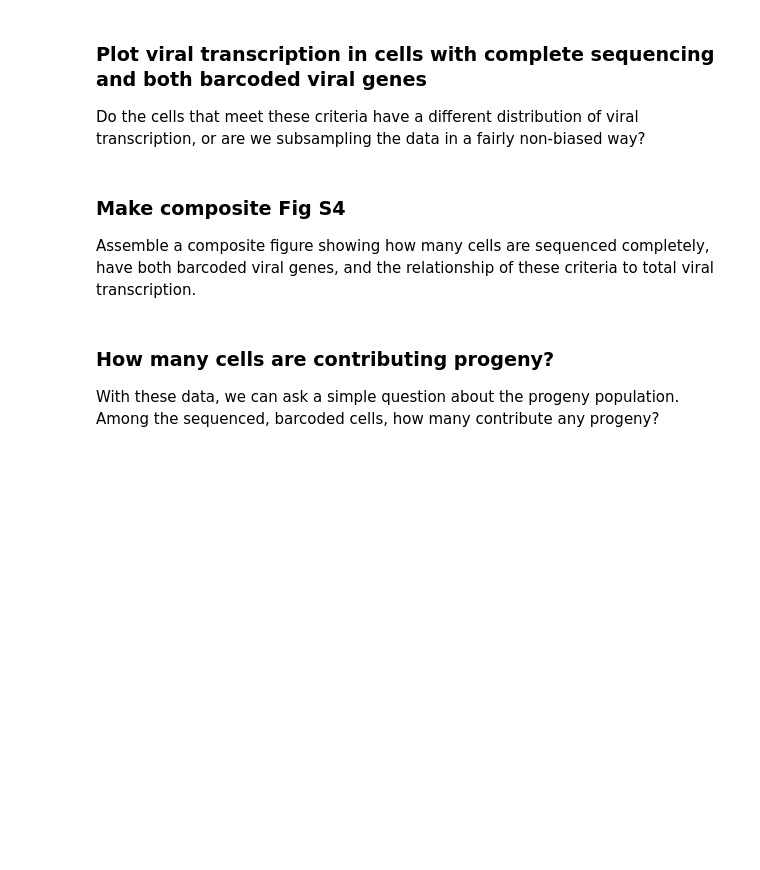
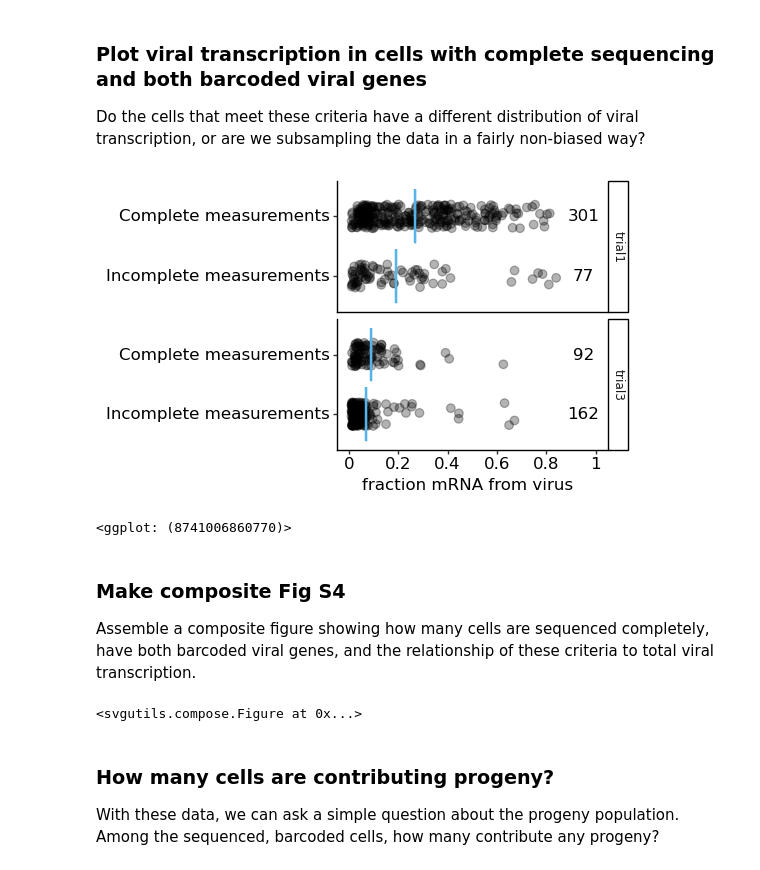
Before and after one commit to jbloomlab/barcoded_flu_pdmH1N1, a Jupyter notebook: final_analysis.py.ipynb, the cells around one changed output. Drawn from its saved outputs; the diff is of its cells as text; code cells hidden in the pictures; blank space fills up the shorter version.

```diff
--- a/final_analysis.py.ipynb
+++ b/final_analysis.py.ipynb
@@ -878,58 +894,64 @@ Do the cells that meet these criteria have a different distribution of viral tra
 # %%
 sequenced_and_barcoded_file = figure_dir+'/'+'sequenced_and_barcoded_plot.svg'
 
 sequenced_and_barcoded_plot = (
     p9.ggplot(wt_infected_cells,
-               p9.aes(x='factor(sequenced_and_barcoded == "sequenced and barcoded")',
+               p9.aes(x='selected_cell',
                       y='frac_viral_UMIs')) +
     p9.geom_jitter(alpha=0.3, size=3, width=0.2) +
     p9.stat_summary(fun_y=np.mean,
                     fun_ymin=np.mean,
                     fun_ymax=np.mean,
                     geom='crossbar',
                     width=0.9,
                     color=CBPALETTE[2]) +
-    p9.geom_text(data=pd.DataFrame(sequenced_barcoded_cell_counts.groupby('selected_cells')['n_cells'].sum().reset_index()),
+    p9.geom_text(data=pd.DataFrame(sequenced_barcoded_cell_counts.groupby(['sample', 'selected_cell'])['n_cells'].sum().reset_index()),
                  mapping=p9.aes(
-                     x='selected_cells',
-                     y=0.74,
+                     x='selected_cell',
+                     y=0.95,
                      label='n_cells'),
                  size=12) +
+    p9.facet_grid('sample~') +
     p9.coord_flip() +
     p9.labs(x='',
             y='fraction mRNA from virus') +
-    p9.scale_y_continuous(limits=[0,0.75], breaks=[0,0.25,0.5,0.75]) +
-    p9.scale_x_discrete(labels=['Incomplete sequencing or\nmissing barcoded gene(s)', 'Complete sequencing and\nboth barcoded genes']) +
-    p9.theme(figure_size=(3.5, 1.75),
+    p9.scale_y_continuous(limits=[0,1], breaks=[0,0.2,0.4,0.6,0.8,1]) +
+    p9.scale_x_discrete(labels=['Incomplete measurements', 'Complete measurements']) +
+    p9.theme(figure_size=(3.5, 3.5),
              plot_title=p9.element_text(size=12),
              axis_title=p9.element_text(size=12),
              axis_text=p9.element_text(size=12, color="black")))
 
 sequenced_and_barcoded_plot.save(filename = sequenced_and_barcoded_file)
 display(sequenced_and_barcoded_plot)
+# %% [output]
+[figure, added]
+<ggplot: (8741006860770)>
 # %% [markdown]
 ### Make composite Fig S4
 Assemble a composite figure showing how many cells are sequenced completely, have both barcoded viral genes, and the relationship of these criteria to total viral transcription.
 # %%
 figS4_file = figure_dir+'/'+'figS4.svg'
 
-figS4 = (Figure("27cm", "11cm",
+figS4 = (Figure("28cm", "18cm",
        Panel(
-#           Grid(20, 20),
+           Grid(20, 20),
            SVG(fully_sequenced_file).move(15,10),
            Text("A", 0, 20, size=18)),
        Panel(
            SVG(barcoded_cells_file).move(0,10),
-           Text("B", 0, 20, size=18)).move(380,0),
+           Text("B", 0, 20, size=18)).move(400,0),
        Panel(
            SVG(selected_cells_file).move(0,20),
-           Text("C", 0, 20, size=18)).move(0,150),
+           Text("C", 0, 20, size=18)).move(0,250),
        Panel(
            SVG(sequenced_and_barcoded_file).move(10,20),
-           Text("D", 0, 20, size=18)).move(380,150),
+           Text("D", 0, 20, size=18)).move(400,250),
        )).scale(1.3)
 display(figS4)
 figS4.save(figS4_file)
+# %% [output]
+<svgutils.compose.Figure at 0x...>
 # %% [markdown]
 ### How many cells are contributing progeny?
 With these data, we can ask a simple question about the progeny population. Among the sequenced, barcoded cells, how many contribute any progeny?
```
Also changed, not shown: parts of 13 cells of this notebook, 13 other files.
